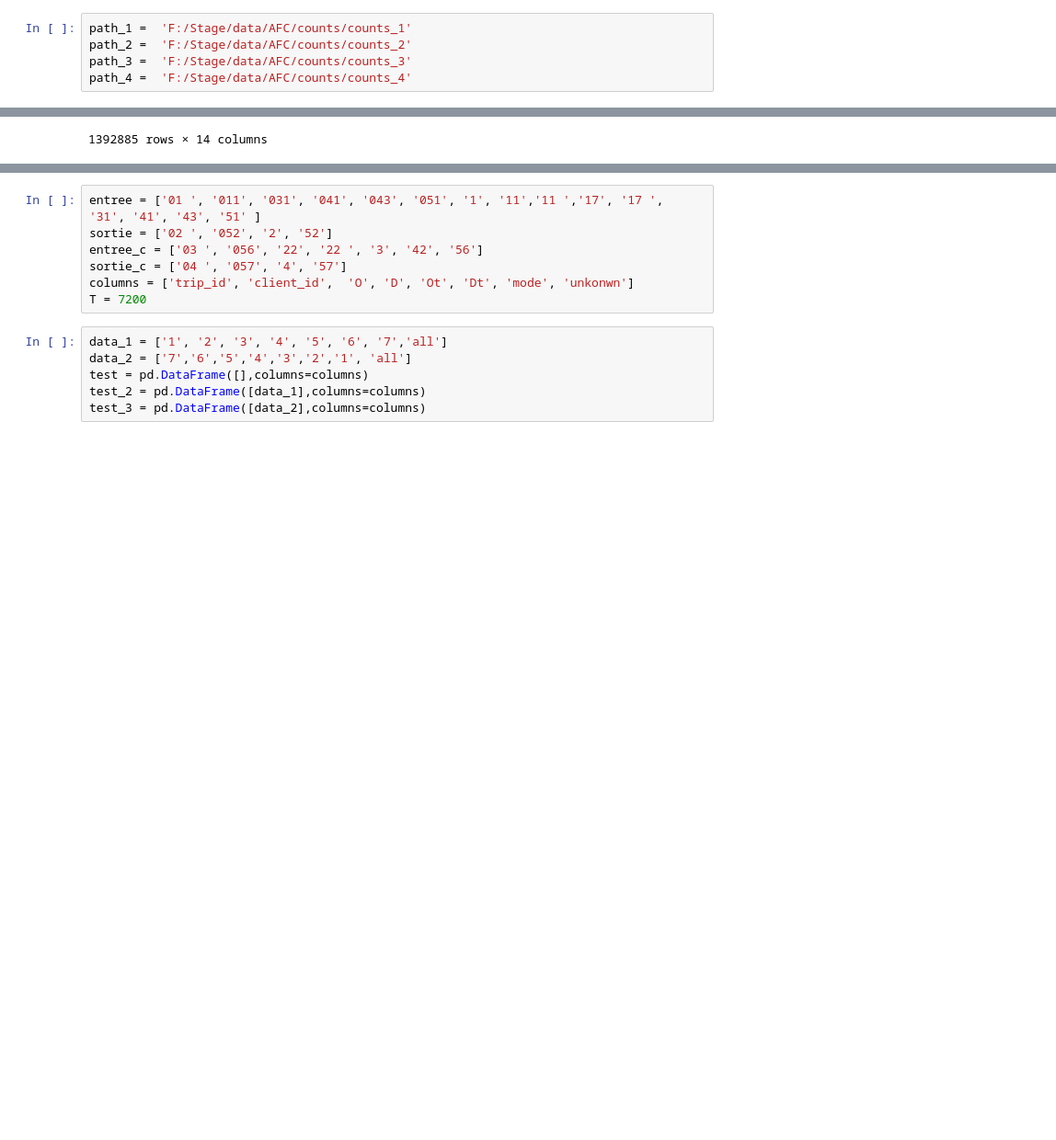
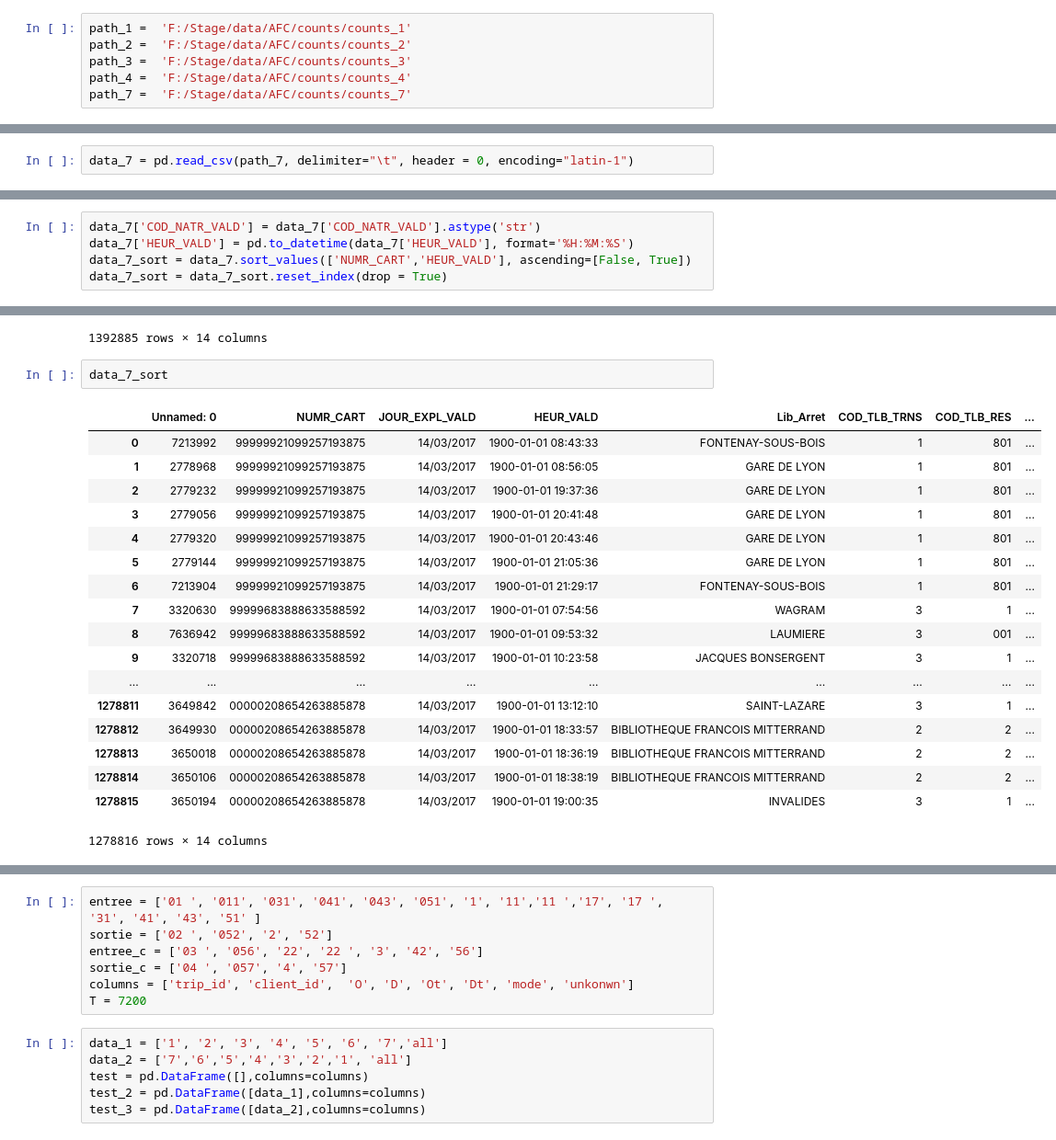
Before and after one commit to Leoyao87820984/Handle_AFC_data, a Jupyter notebook: Trip_prediction.ipynb, the cells around one changed output, grey strips where cells are left out. Shown at 92% size. Cells and saved outputs as stored; diff of their text form; blank space fills up the shorter version.

```diff
--- a/Trip_prediction.ipynb
+++ b/Trip_prediction.ipynb
@@ -5,10 +5,13 @@ path_1 =  'F:/Stage/data/AFC/counts/counts_1'
 path_2 =  'F:/Stage/data/AFC/counts/counts_2'
 path_3 =  'F:/Stage/data/AFC/counts/counts_3'
 path_4 =  'F:/Stage/data/AFC/counts/counts_4'
+path_7 =  'F:/Stage/data/AFC/counts/counts_7'
 # %%
 data_2 = pd.read_csv(path_2, delimiter="\t", header = 0, encoding="latin-1")
 data_3 = pd.read_csv(path_3, delimiter="\t", header = 0, encoding="latin-1")
 data_4 = pd.read_csv(path_4, delimiter="\t", header = 0, encoding="latin-1")
+# %%
+data_7 = pd.read_csv(path_7, delimiter="\t", header = 0, encoding="latin-1")
 # %%
 data_2['COD_NATR_VALD'] = data_2['COD_NATR_VALD'].astype('str')
 data_2['HEUR_VALD'] = pd.to_datetime(data_2['HEUR_VALD'], format='%H:%M:%S')
@@ -19,6 +22,11 @@ data_3['COD_NATR_VALD'] = data_3['COD_NATR_VALD'].astype('str')
 data_3['HEUR_VALD'] = pd.to_datetime(data_3['HEUR_VALD'], format='%H:%M:%S')
 data_3_sort = data_3.sort_values(['NUMR_CART','HEUR_VALD'], ascending=[False, True])
 data_3_sort = data_3_sort.reset_index(drop = True)
+# %%
+data_7['COD_NATR_VALD'] = data_7['COD_NATR_VALD'].astype('str')
+data_7['HEUR_VALD'] = pd.to_datetime(data_7['HEUR_VALD'], format='%H:%M:%S')
+data_7_sort = data_7.sort_values(['NUMR_CART','HEUR_VALD'], ascending=[False, True])
+data_7_sort = data_7_sort.reset_index(drop = True)
 # %%
 data_3_sort
 # %% [output]
@@ -40,3 +48,24 @@ data_3_sort
 | 1392883 | 11591880 | 00000269783769843637 | 14/03/2017 | 1900-01-01 15:34:32 | ROND-POINT DU PETIT CLAMART - RD 906 | 3 | 001 | ... |
 | 1392884 | 11591968 | 00000269783769843637 | 14/03/2017 | 1900-01-01 17:11:54 | MARCHE DE CLAMART | 3 | 001 | ... |
 1392885 rows × 14 columns
+# %%
+data_7_sort
+# %% [output]
+|  | Unnamed: 0 | NUMR_CART | JOUR_EXPL_VALD | HEUR_VALD | Lib_Arret | COD_TLB_TRNS | COD_TLB_RES | ... |
+| 0 | 7213992 | 99999921099257193875 | 14/03/2017 | 1900-01-01 08:43:33 | FONTENAY-SOUS-BOIS | 1 | 801 | ... |
+| 1 | 2778968 | 99999921099257193875 | 14/03/2017 | 1900-01-01 08:56:05 | GARE DE LYON | 1 | 801 | ... |
+| 2 | 2779232 | 99999921099257193875 | 14/03/2017 | 1900-01-01 19:37:36 | GARE DE LYON | 1 | 801 | ... |
+| 3 | 2779056 | 99999921099257193875 | 14/03/2017 | 1900-01-01 20:41:48 | GARE DE LYON | 1 | 801 | ... |
+| 4 | 2779320 | 99999921099257193875 | 14/03/2017 | 1900-01-01 20:43:46 | GARE DE LYON | 1 | 801 | ... |
+| 5 | 2779144 | 99999921099257193875 | 14/03/2017 | 1900-01-01 21:05:36 | GARE DE LYON | 1 | 801 | ... |
+| 6 | 7213904 | 99999921099257193875 | 14/03/2017 | 1900-01-01 21:29:17 | FONTENAY-SOUS-BOIS | 1 | 801 | ... |
+| 7 | 3320630 | 99999683888633588592 | 14/03/2017 | 1900-01-01 07:54:56 | WAGRAM | 3 | 1 | ... |
+| 8 | 7636942 | 99999683888633588592 | 14/03/2017 | 1900-01-01 09:53:32 | LAUMIERE | 3 | 001 | ... |
+| 9 | 3320718 | 99999683888633588592 | 14/03/2017 | 1900-01-01 10:23:58 | JACQUES BONSERGENT | 3 | 1 | ... |
+| ... | ... | ... | ... | ... | ... | ... | ... | ... |
+| 1278811 | 3649842 | 00000208654263885878 | 14/03/2017 | 1900-01-01 13:12:10 | SAINT-LAZARE | 3 | 1 | ... |
+| 1278812 | 3649930 | 00000208654263885878 | 14/03/2017 | 1900-01-01 18:33:57 | BIBLIOTHEQUE FRANCOIS MITTERRAND | 2 | 2 | ... |
+| 1278813 | 3650018 | 00000208654263885878 | 14/03/2017 | 1900-01-01 18:36:19 | BIBLIOTHEQUE FRANCOIS MITTERRAND | 2 | 2 | ... |
+| 1278814 | 3650106 | 00000208654263885878 | 14/03/2017 | 1900-01-01 18:38:19 | BIBLIOTHEQUE FRANCOIS MITTERRAND | 2 | 2 | ... |
+| 1278815 | 3650194 | 00000208654263885878 | 14/03/2017 | 1900-01-01 19:00:35 | INVALIDES | 3 | 1 | ... |
+1278816 rows × 14 columns
```
Also changed, not shown: parts of 11 cells of this notebook, 5 other files.
